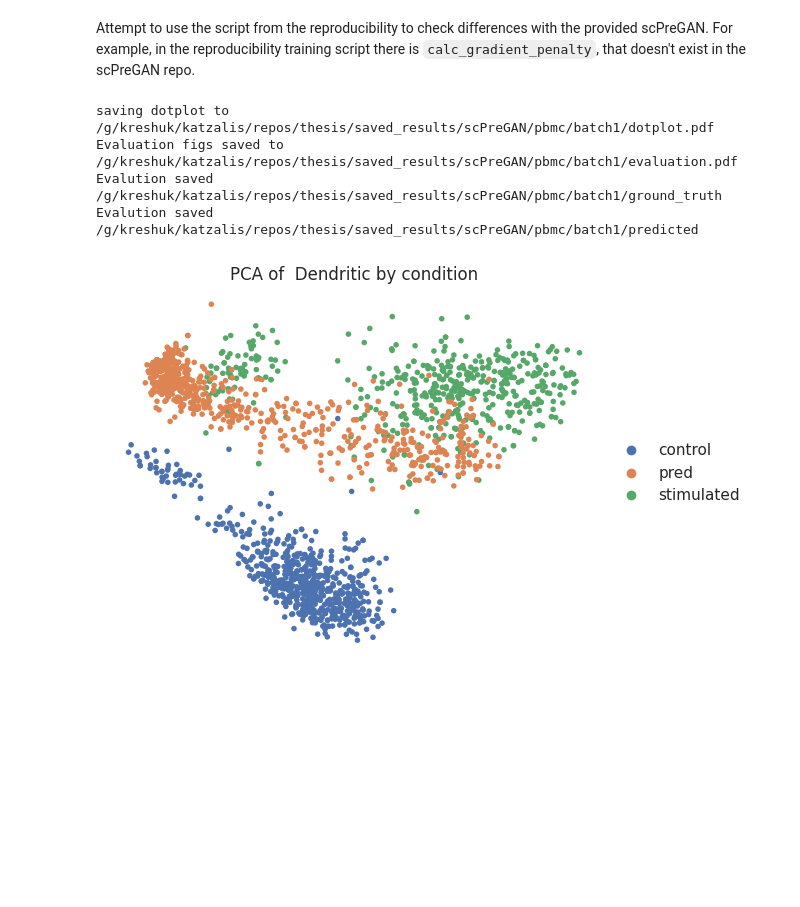
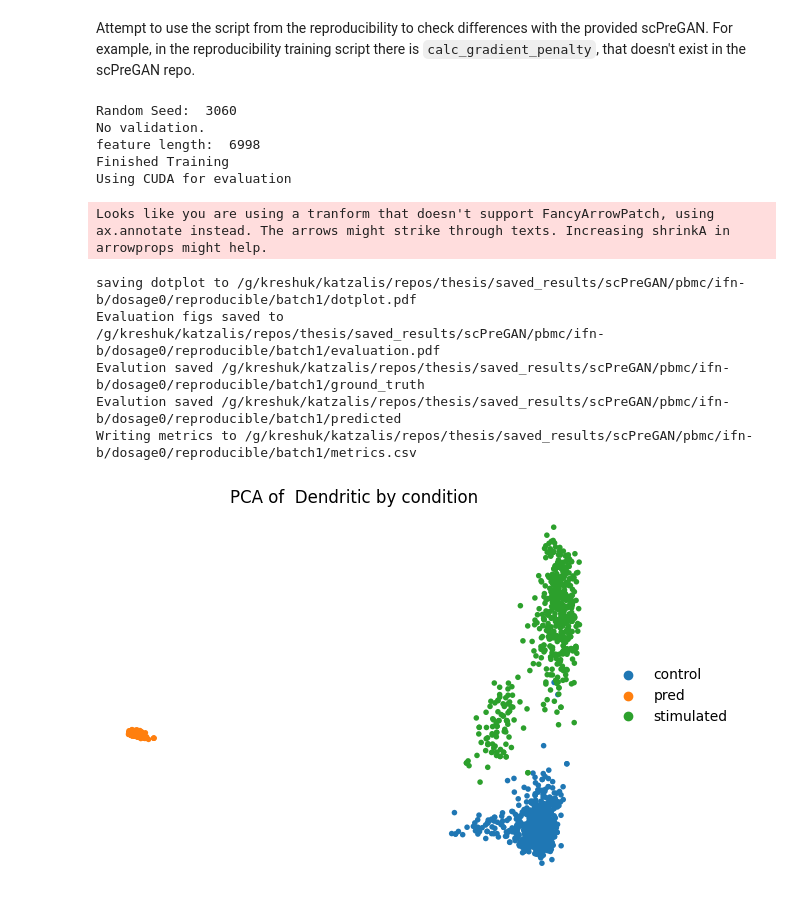
Before and after one commit to thodkatz/thesis, a Jupyter notebook: experiments/scPreGan.ipynb, the cells around one changed output. Saved outputs shown, nothing was run; the diff lists cells and outputs as text; code cells hidden in the pictures; blank space fills up the shorter version.

```diff
--- a/experiments/scPreGan.ipynb
+++ b/experiments/scPreGan.ipynb
@@ -10,3 +9,6 @@ data_path = DATA_PATH / "pbmc" / "pbmc.h5ad"
+# %%
+
+pbmc = get_pbmc()
 # %%
 condition_key = 'condition'
 condition = {
@@ -18,8 +20,7 @@ out_of_sample_prediction = True
 target_cell_type= 'Dendritic'
 
 
-
-adata_split, train_data = load_anndata(path=data_path,
+adata_split, train_data = load_anndata(adata=pbmc,
                 condition_key=condition_key,
                 condition=condition,
                 cell_type_key=cell_type_key,
@@ -66,7 +82,7 @@ Loading model from /g/kreshuk/katzalis/repos/thesis/saved_results/scPreGAN/pbmc/
 # %%
 # predicting
-control_test_adata = control_adata[control_adata.obs["cell_type"] == "Dendritic"]
-perturb_test_adata = perturb_adata[perturb_adata.obs["cell_type"] == "Dendritic"]
+control_test_adata = control_adata[control_adata.obs["cell_type"] == target_cell_type]
+perturb_test_adata = perturb_adata[perturb_adata.obs["cell_type"] == target_cell_type]
 # %%
 pred_perturbed_adata = model.predict(control_adata=control_test_adata,
                    cell_type_key=cell_type_key,
@@ -151,7 +167,7 @@ output_path_reproducible = model_config_reproducible_pbmc.get_batch_path(batch=b
 
 opt = {
     'cuda': True,
-    'dataPath': data_path,
+    'dataset': pbmc,
     'checkpoint_dir': None,
     'condition_key': 'condition',
     'condition': {"case": "stimulated", "control": "control"},
@@ -181,29 +197,37 @@ config = {
     "lr_e": 0.0001,
     "lr_g": 0.001,
     "min_hidden_size": 256,
-    "niter": 20000,
+    "niter": 20_000,
     "z_dim": 16
 }
 
 
 pred_perturbed_reproducible_adata = train_and_predict(opt=opt, config=config, tensorboard_path=model_config_reproducible_pbmc.get_batch_log_path(batch))
+# %% [output]
+Random Seed:  3060
+No validation.
+feature length:  6998
+Finished Training
+Using CUDA for evaluation
 # %%
 #
 from thesis.evaluation import evaluation_out_of_sample
 
 
 evaluation_out_of_sample(
     model_config=model_config_reproducible_pbmc,
     input=control_test_adata,
     ground_truth=perturb_test_adata,
     predicted=pred_perturbed_reproducible_adata,
-    output_path=model_config_pbmc.get_batch_path(batch),
+    output_path=model_config_reproducible_pbmc.get_batch_path(batch),
     save_plots=True,
     append_metrics=False
     )
 # %% [output]
-saving dotplot to /g/kreshuk/katzalis/repos/thesis/saved_results/scPreGAN/pbmc/batch1/dotplot.pdf
-Evaluation figs saved to /g/kreshuk/katzalis/repos/thesis/saved_results/scPreGAN/pbmc/batch1/evaluation.pdf
-Evalution saved /g/kreshuk/katzalis/repos/thesis/saved_results/scPreGAN/pbmc/batch1/ground_truth
-Evalution saved /g/kreshuk/katzalis/repos/thesis/saved_results/scPreGAN/pbmc/batch1/predicted
+Looks like you are using a tranform that doesn't support FancyArrowPatch, using ax.annotate instead. The arrows might strike through texts. Increasing shrinkA in arrowprops might help.
+saving dotplot to /g/kreshuk/katzalis/repos/thesis/saved_results/scPreGAN/pbmc/ifn-b/dosage0/reproducible/batch1/dotplot.pdf
+Evaluation figs saved to /g/kreshuk/katzalis/repos/thesis/saved_results/scPreGAN/pbmc/ifn-b/dosage0/reproducible/batch1/evaluation.pdf
+Evalution saved /g/kreshuk/katzalis/repos/thesis/saved_results/scPreGAN/pbmc/ifn-b/dosage0/reproducible/batch1/ground_truth
+Evalution saved /g/kreshuk/katzalis/repos/thesis/saved_results/scPreGAN/pbmc/ifn-b/dosage0/reproducible/batch1/predicted
+Writing metrics to /g/kreshuk/katzalis/repos/thesis/saved_results/scPreGAN/pbmc/ifn-b/dosage0/reproducible/batch1/metrics.csv
-[figure, old version]
+[figure, new version]
```
Also changed, not shown: parts of 5 cells of this notebook, 14 other files.
